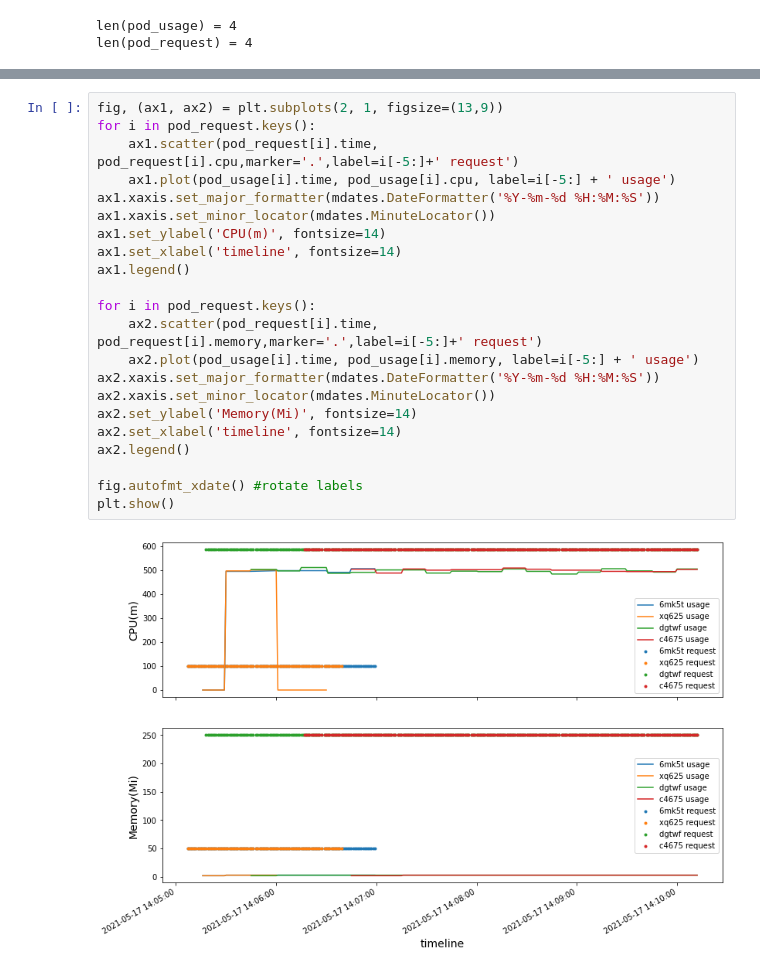
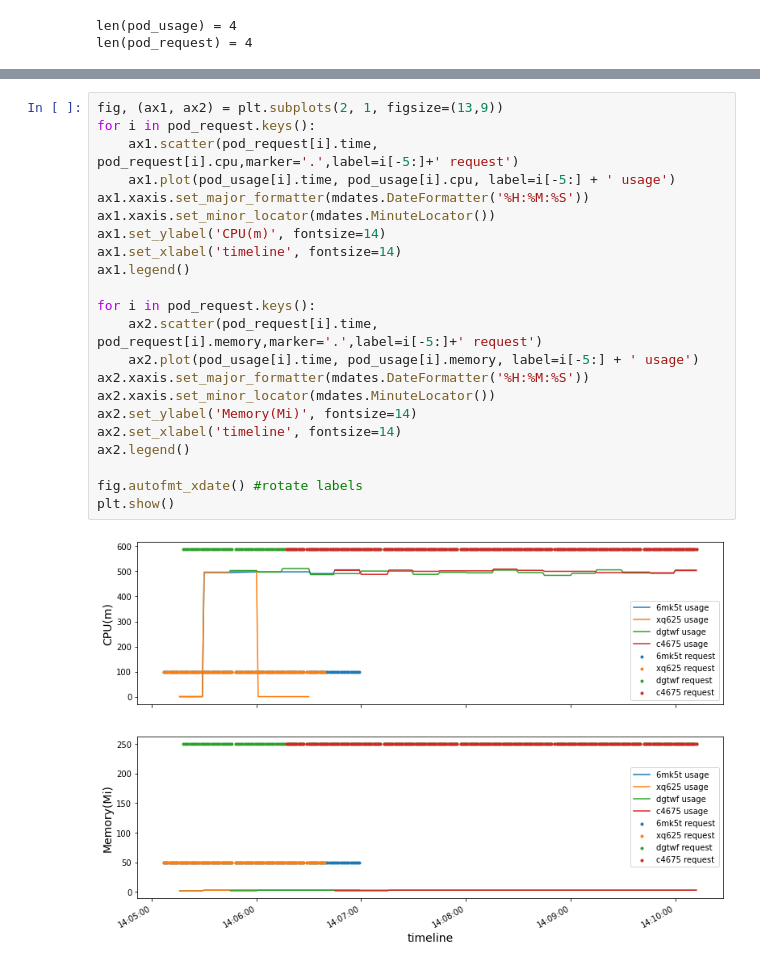
Before and after one commit to ZhaoNeil/On-Demand-Resizing, a Jupyter notebook: data/k8s-vpa-plot.ipynb, the cells around one changed output, grey strips where cells are left out. Drawn from its saved outputs; the diff is of its cells as text.

```diff
--- a/data/k8s-vpa-plot.ipynb
+++ b/data/k8s-vpa-plot.ipynb
@@ -109,24 +102,24 @@ plt.show()
 # %%
 fig, (ax1, ax2) = plt.subplots(2, 1, figsize=(13,9))
 for i in pod_request.keys():
     ax1.scatter(pod_request[i].time, pod_request[i].cpu,marker='.',label=i[-5:]+' request')
     ax1.plot(pod_usage[i].time, pod_usage[i].cpu, label=i[-5:] + ' usage')
-ax1.xaxis.set_major_formatter(mdates.DateFormatter('%Y-%m-%d %H:%M:%S'))
+ax1.xaxis.set_major_formatter(mdates.DateFormatter('%H:%M:%S'))
 ax1.xaxis.set_minor_locator(mdates.MinuteLocator())
 ax1.set_ylabel('CPU(m)', fontsize=14)
 ax1.set_xlabel('timeline', fontsize=14)
 ax1.legend()
 
 for i in pod_request.keys():
     ax2.scatter(pod_request[i].time, pod_request[i].memory,marker='.',label=i[-5:]+' request')
     ax2.plot(pod_usage[i].time, pod_usage[i].memory, label=i[-5:] + ' usage')
-ax2.xaxis.set_major_formatter(mdates.DateFormatter('%Y-%m-%d %H:%M:%S'))
+ax2.xaxis.set_major_formatter(mdates.DateFormatter('%H:%M:%S'))
 ax2.xaxis.set_minor_locator(mdates.MinuteLocator())
 ax2.set_ylabel('Memory(Mi)', fontsize=14)
 ax2.set_xlabel('timeline', fontsize=14)
 ax2.legend()
 
 fig.autofmt_xdate() #rotate labels
 plt.show()
 # %% [output]
-[figure, old version]
+[figure, new version]
```
Also changed, not shown: parts of 3 cells of this notebook, 4 other files.
